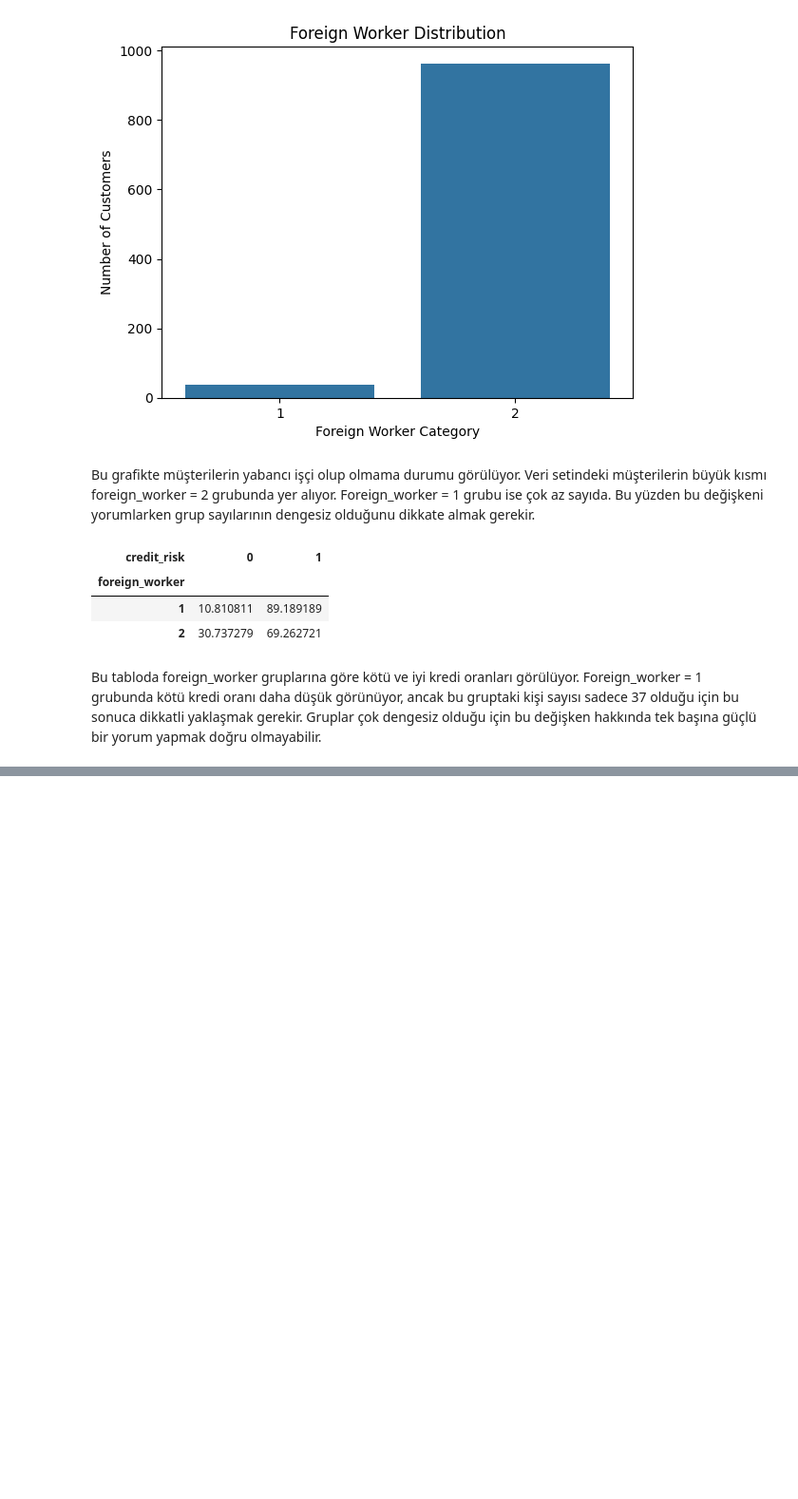
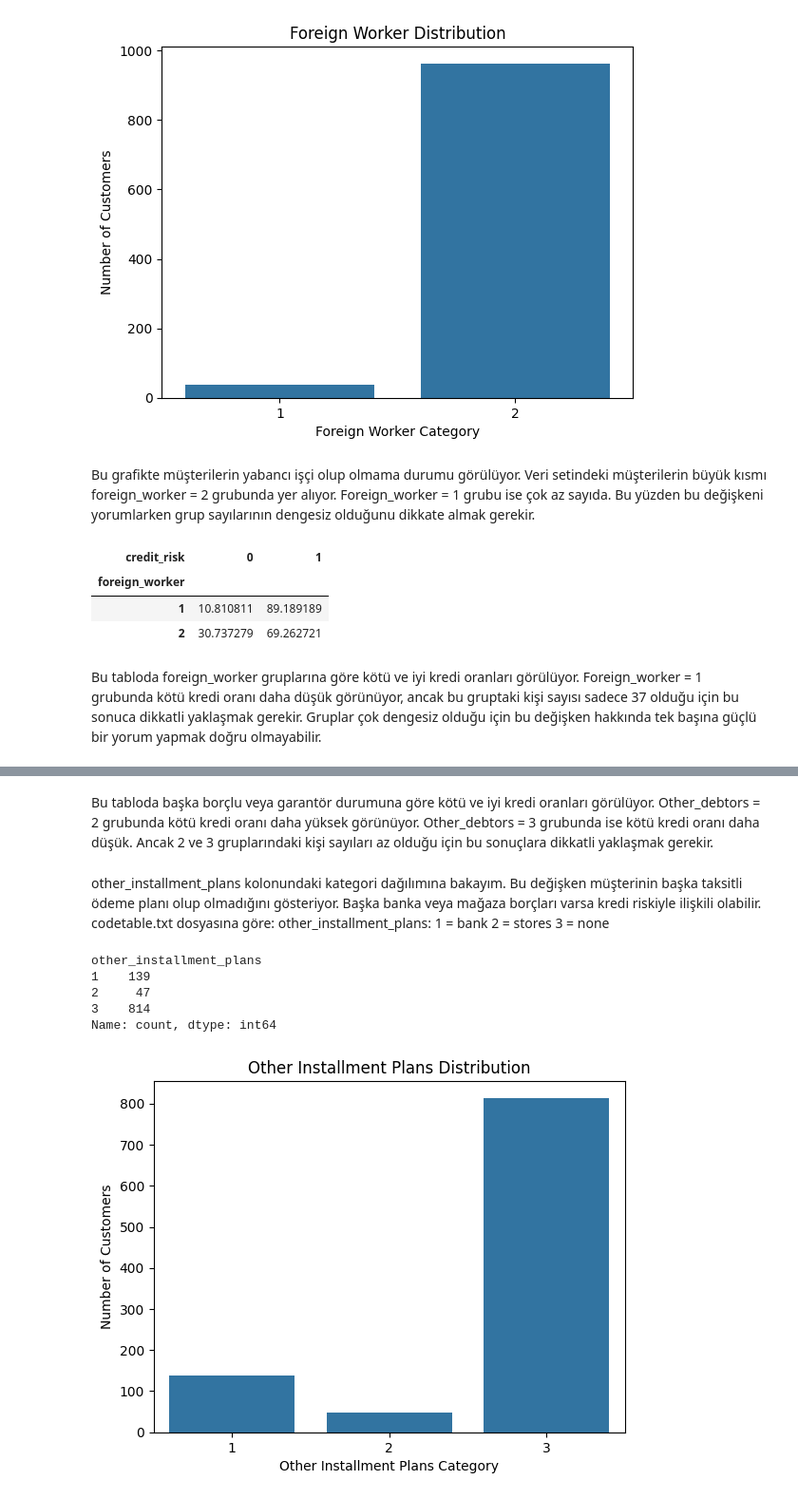
Before and after one commit to Esr1903/credit-risk-scoring-system, a Jupyter notebook: notebooks/02_veri_kesfi_ve_grafikler.ipynb, the cells around one changed output, grey strips where cells are left out. Shown at 95% size. Drawn from its saved outputs; the diff is of its cells as text; code cells hidden in the pictures; blank space fills up the shorter version.

```diff
--- a/notebooks/02_veri_kesfi_ve_grafikler.ipynb
+++ b/notebooks/02_veri_kesfi_ve_grafikler.ipynb
@@ -638,0 +708,26 @@ Bu tabloda foreign_worker gruplarına göre kötü ve iyi kredi oranları görü
+# %% [markdown]
+Bu tabloda başka borçlu veya garantör durumuna göre kötü ve iyi kredi oranları görülüyor. Other_debtors = 2 grubunda kötü kredi oranı daha yüksek görünüyor. Other_debtors = 3 grubunda ise kötü kredi oranı daha düşük. Ancak 2 ve 3 gruplarındaki kişi sayıları az olduğu için bu sonuçlara dikkatli yaklaşmak gerekir.
+# %% [markdown]
+other_installment_plans kolonundaki kategori dağılımına bakayım.
+Bu değişken müşterinin başka taksitli ödeme planı olup olmadığını gösteriyor. Başka banka veya mağaza borçları varsa kredi riskiyle ilişkili olabilir.
+codetable.txt dosyasına göre:
+other_installment_plans:
+1 = bank
+2 = stores
+3 = none
+# %%
+df["other_installment_plans"].value_counts().sort_index()
+# %% [output]
+other_installment_plans
+1    139
+2     47
+3    814
+Name: count, dtype: int64
+# %%
+sns.countplot(data=df, x="other_installment_plans")
+plt.title("Other Installment Plans Distribution")
+plt.xlabel("Other Installment Plans Category")
+plt.ylabel("Number of Customers")
+plt.show()
+# %% [output]
+[figure, added]
```
Also changed, not shown: parts of 14 cells of this notebook.
